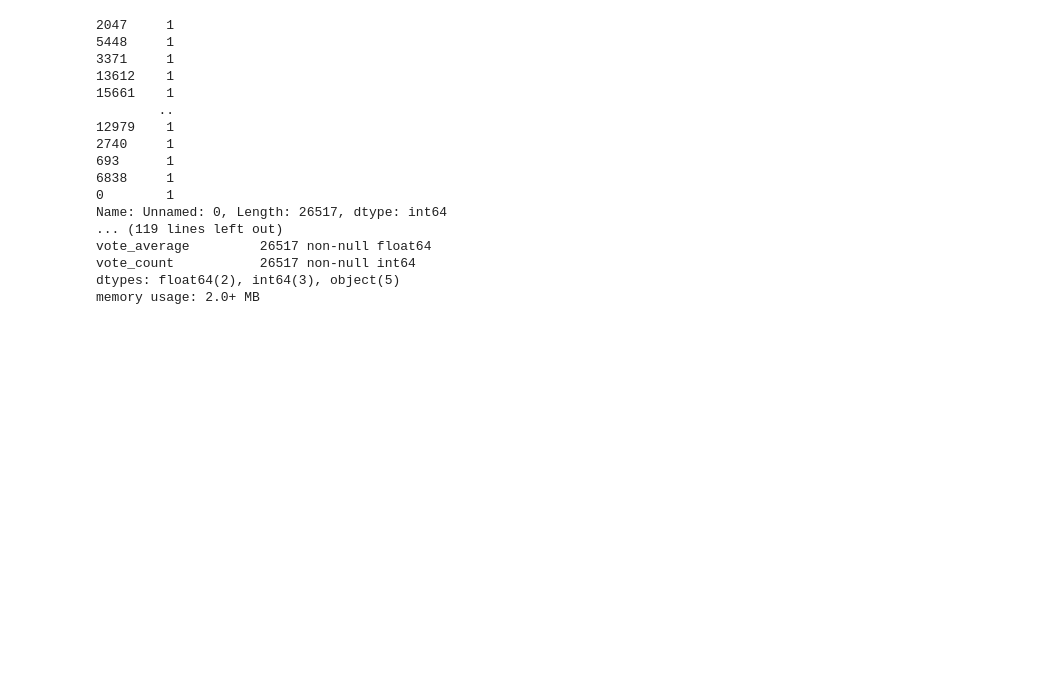
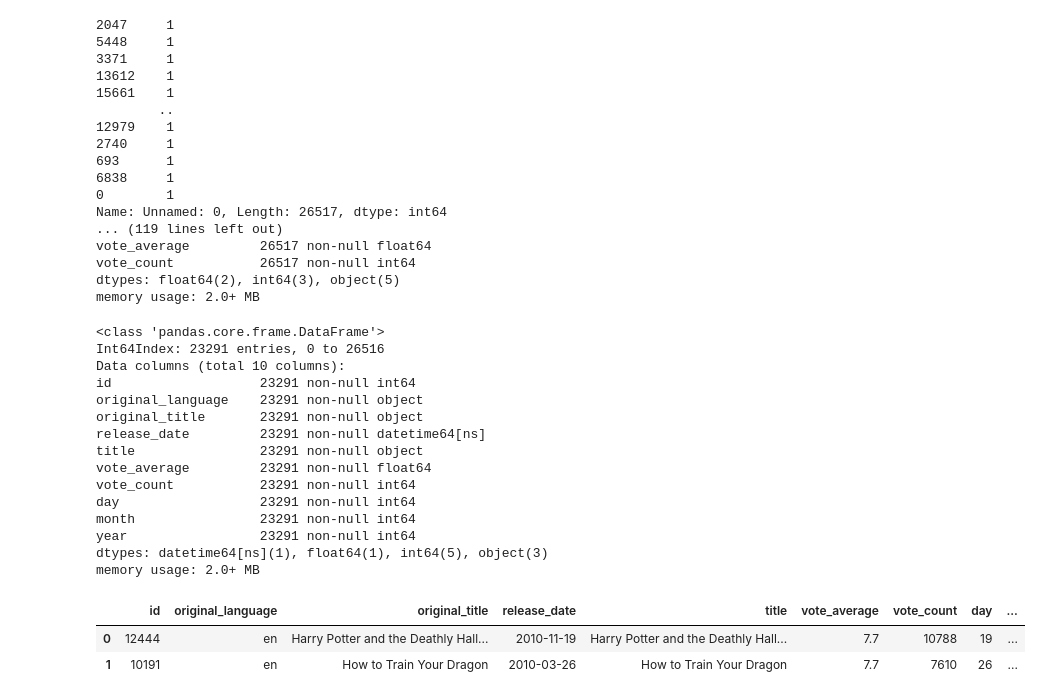
Before and after one commit to EdAlexc/dsc-mod-1-project-v2-1-online-ds-sp-000, a Jupyter notebook: student.ipynb, the cells around one changed output. Saved outputs shown, nothing was run; the diff lists cells and outputs as text; code cells hidden in the pictures; blank space fills up the shorter version.

```diff
--- a/student.ipynb
+++ b/student.ipynb
@@ -394,3 +483,41 @@ vote_average         26517 non-null float64
 vote_count           26517 non-null int64
 dtypes: float64(2), int64(3), object(5)
 memory usage: 2.0+ MB
+# %%
+# First let's drop the columns we won't need,
+# and let's keep titles in english for ease of comparison
+df_imdb_movies = df_tmdb_movies_csv.drop(["Unnamed: 0","genre_ids","popularity"], axis=1)
+
+df_imdb_movies = df_imdb_movies.loc[df_imdb_movies.original_language =='en']
+
+# Then let's expand on the release date into three columns, one for day, month and year
+# for ease of visualization
+df_imdb_movies['release_date'] = pd.to_datetime(df_imdb_movies['release_date'])
+
+df_imdb_movies['day'] = df_imdb_movies['release_date'].dt.day
+df_imdb_movies['month'] = df_imdb_movies['release_date'].dt.month
+df_imdb_movies['year'] = df_imdb_movies['release_date'].dt.year
+
+
+df_imdb_movies.info()
+
+df_imdb_movies.head(2)
+# %% [output]
+<class 'pandas.core.frame.DataFrame'>
+Int64Index: 23291 entries, 0 to 26516
+Data columns (total 10 columns):
+id                   23291 non-null int64
+original_language    23291 non-null object
+original_title       23291 non-null object
+release_date         23291 non-null datetime64[ns]
+title                23291 non-null object
+vote_average         23291 non-null float64
+vote_count           23291 non-null int64
+day                  23291 non-null int64
+month                23291 non-null int64
+year                 23291 non-null int64
+dtypes: datetime64[ns](1), float64(1), int64(5), object(3)
+memory usage: 2.0+ MB
+|  | id | original_language | original_title | release_date | title | vote_average | vote_count | day | ... |
+| 0 | 12444 | en | Harry Potter and the Deathly Hall... | 2010-11-19 | Harry Potter and the Deathly Hall... | 7.7 | 10788 | 19 | ... |
+| 1 | 10191 | en | How to Train Your Dragon | 2010-03-26 | How to Train Your Dragon | 7.7 | 7610 | 26 | ... |
```
Also changed, not shown: parts of 49 cells of this notebook.
